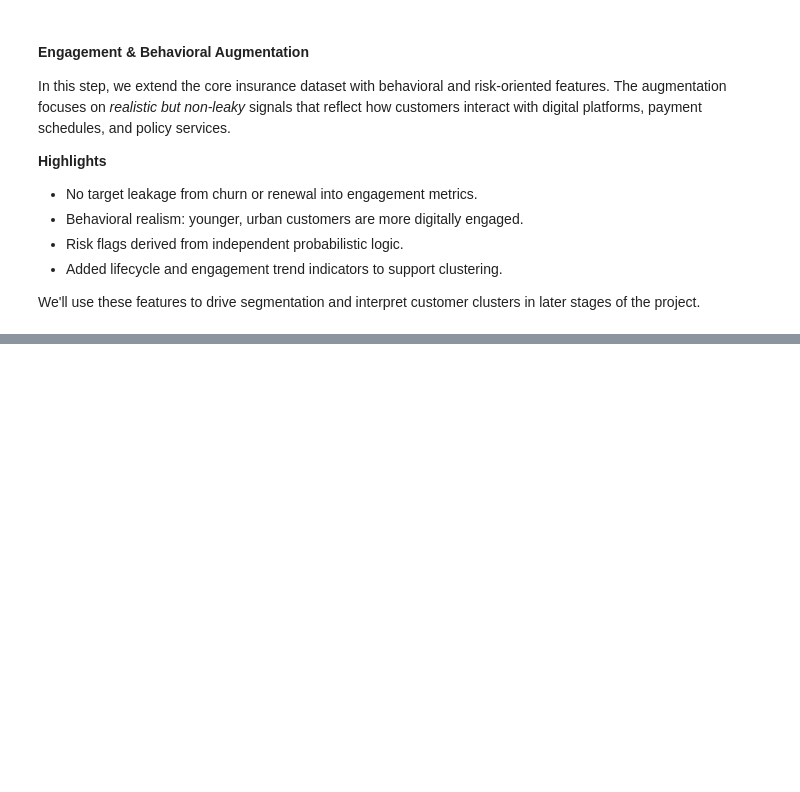
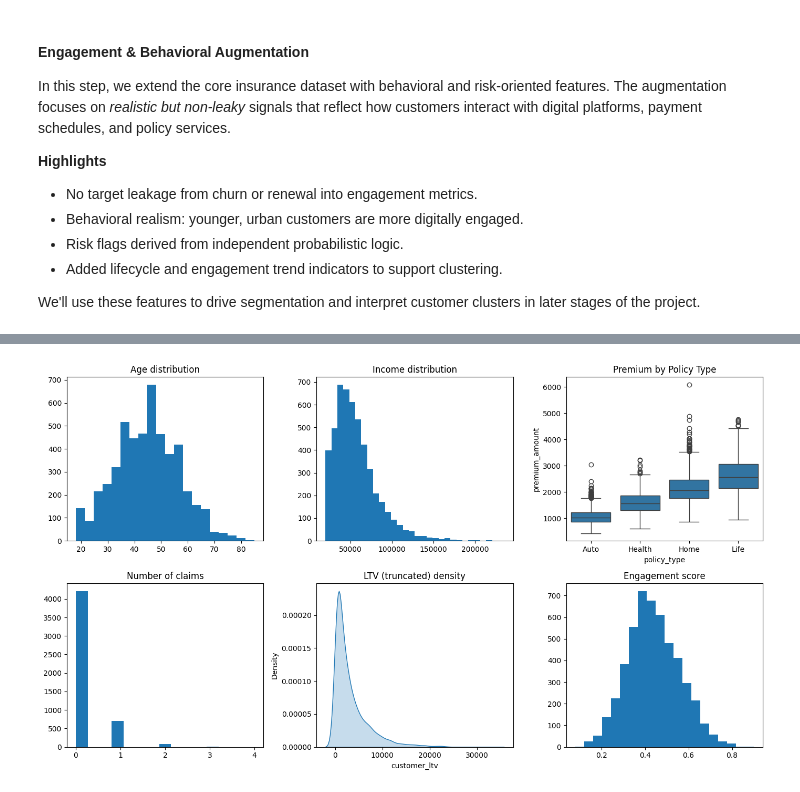
Before and after one commit to ghsaberr/agentic-customer-segmentation, a Jupyter notebook: agentic-customer-segmentation.ipynb, the cells around one changed output, grey strips where cells are left out. Drawn from its saved outputs; the diff is of its cells as text; code cells hidden in the pictures; blank space fills up the shorter version.

```diff
--- a/agentic-customer-segmentation.ipynb
+++ b/agentic-customer-segmentation.ipynb
@@ -512,0 +618,31 @@ def generate_document_corpus_v2(
+# %%
+plt.figure(figsize=(14,8))
+
+plt.subplot(2,3,1)
+plt.hist(df['age'], bins=20)
+plt.title("Age distribution")
+
+plt.subplot(2,3,2)
+plt.hist(df['income_level'], bins=30)
+plt.title("Income distribution")
+
+plt.subplot(2,3,3)
+sns.boxplot(x='policy_type', y='premium_amount', data=df)
+plt.title("Premium by Policy Type")
+
+plt.subplot(2,3,4)
+plt.hist(df['num_claims'], bins=15)
+plt.title("Number of claims")
+
+plt.subplot(2,3,5)
+sns.kdeplot(df['customer_ltv'].clip(0, 50000), fill=True)
+plt.title("LTV (truncated) density")
+
+plt.subplot(2,3,6)
+plt.hist(df['engagement_score'], bins=20)
+plt.title("Engagement score")
+
+plt.tight_layout()
+plt.show()
+# %% [output]
+[figure, added]
```
Also changed, not shown: parts of 9 cells of this notebook, 2 other files.
